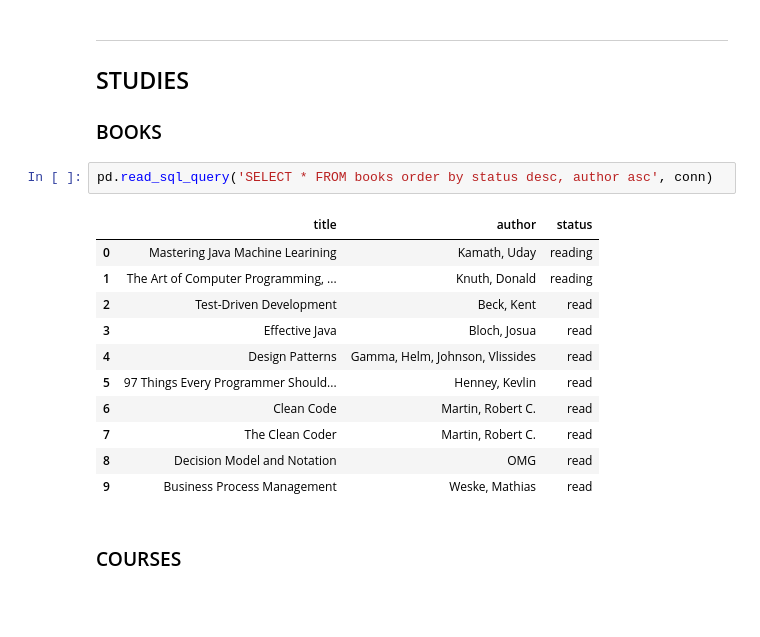
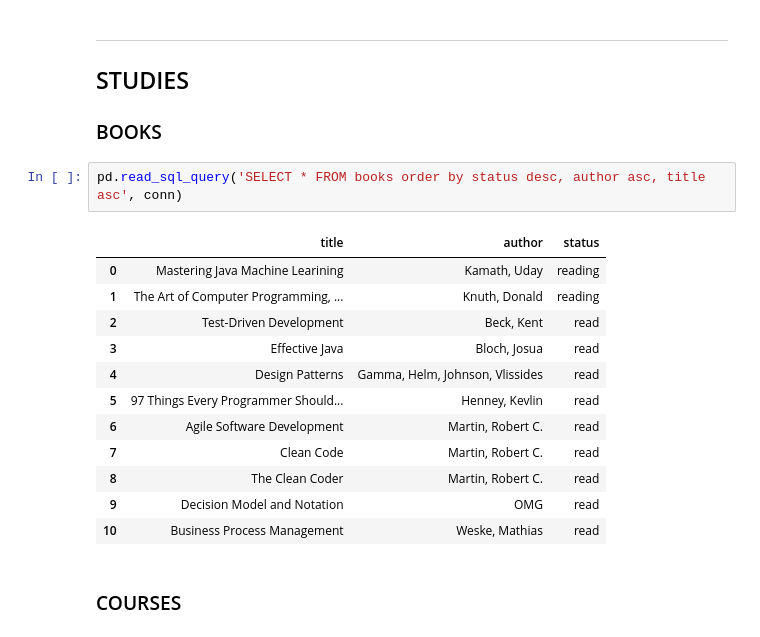
Before and after one commit to lucafon/lucafon.github.io, a Jupyter notebook: CV.ipynb, the cells around one changed output. Cells and saved outputs as stored; diff of their text form; blank space fills up the shorter version.

Commit message:
read Agile Software Development

```diff
--- a/CV.ipynb
+++ b/CV.ipynb
@@ -278,19 +278,20 @@ ______________
 ## STUDIES
 ### BOOKS
 # %%
-pd.read_sql_query('SELECT * FROM books order by status desc, author asc', conn)
+pd.read_sql_query('SELECT * FROM books order by status desc, author asc, title asc', conn)
 # %% [output]
 |  | title | author | status |
 | 0 | Mastering Java Machine Learining | Kamath, Uday | reading |
 | 1 | The Art of Computer Programming, ... | Knuth, Donald | reading |
 | 2 | Test-Driven Development | Beck, Kent | read |
 | 3 | Effective Java | Bloch, Josua | read |
 | 4 | Design Patterns | Gamma, Helm, Johnson, Vlissides | read |
 | 5 | 97 Things Every Programmer Should... | Henney, Kevlin | read |
-| 6 | Clean Code | Martin, Robert C. | read |
-| 7 | The Clean Coder | Martin, Robert C. | read |
-| 8 | Decision Model and Notation | OMG | read |
-| 9 | Business Process Management | Weske, Mathias | read |
+| 6 | Agile Software Development | Martin, Robert C. | read |
+| 7 | Clean Code | Martin, Robert C. | read |
+| 8 | The Clean Coder | Martin, Robert C. | read |
+| 9 | Decision Model and Notation | OMG | read |
+| 10 | Business Process Management | Weske, Mathias | read |
 # %% [markdown]
 ### COURSES
 # %%
```
Also changed, not shown: 2 other files.
